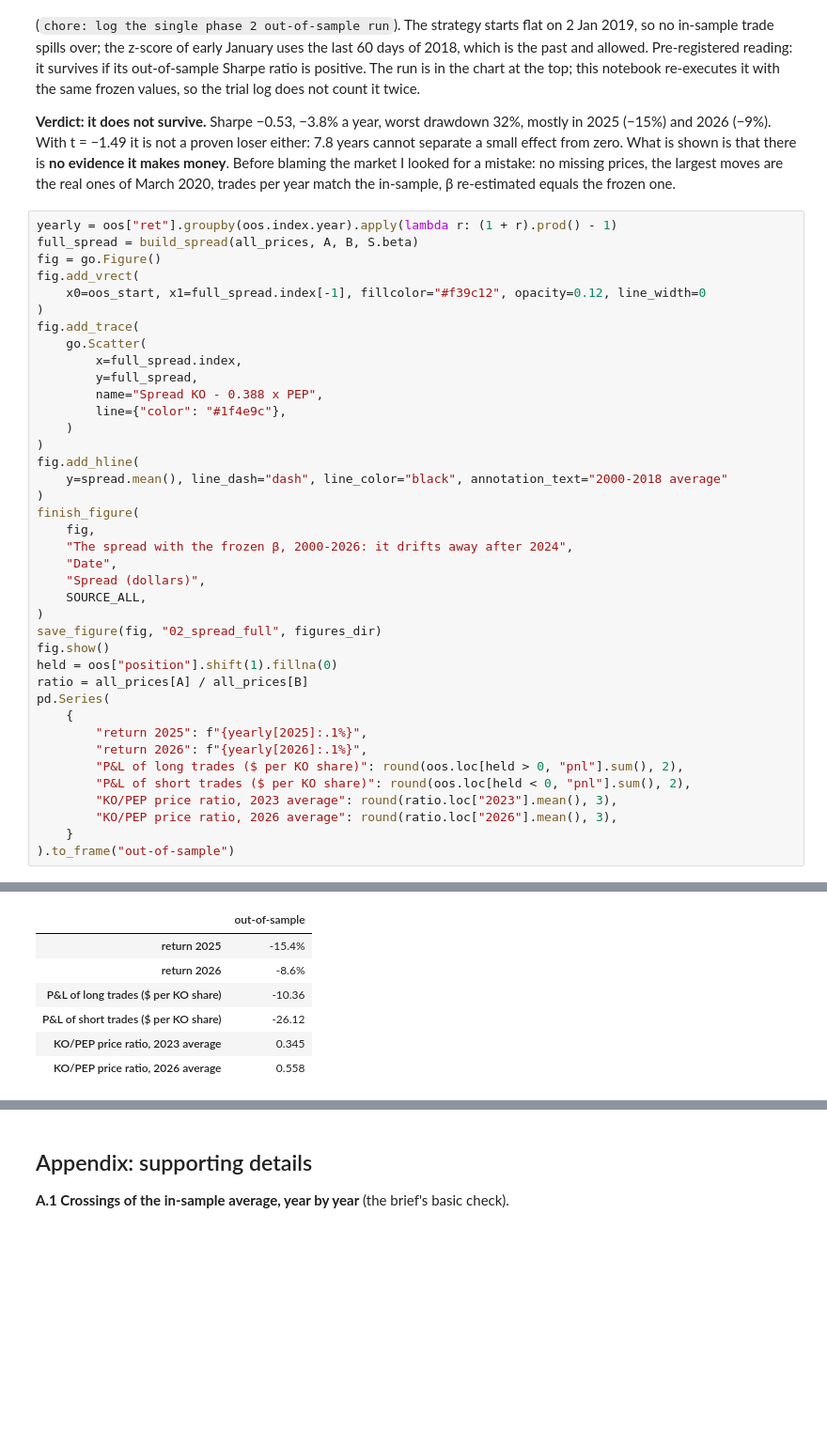
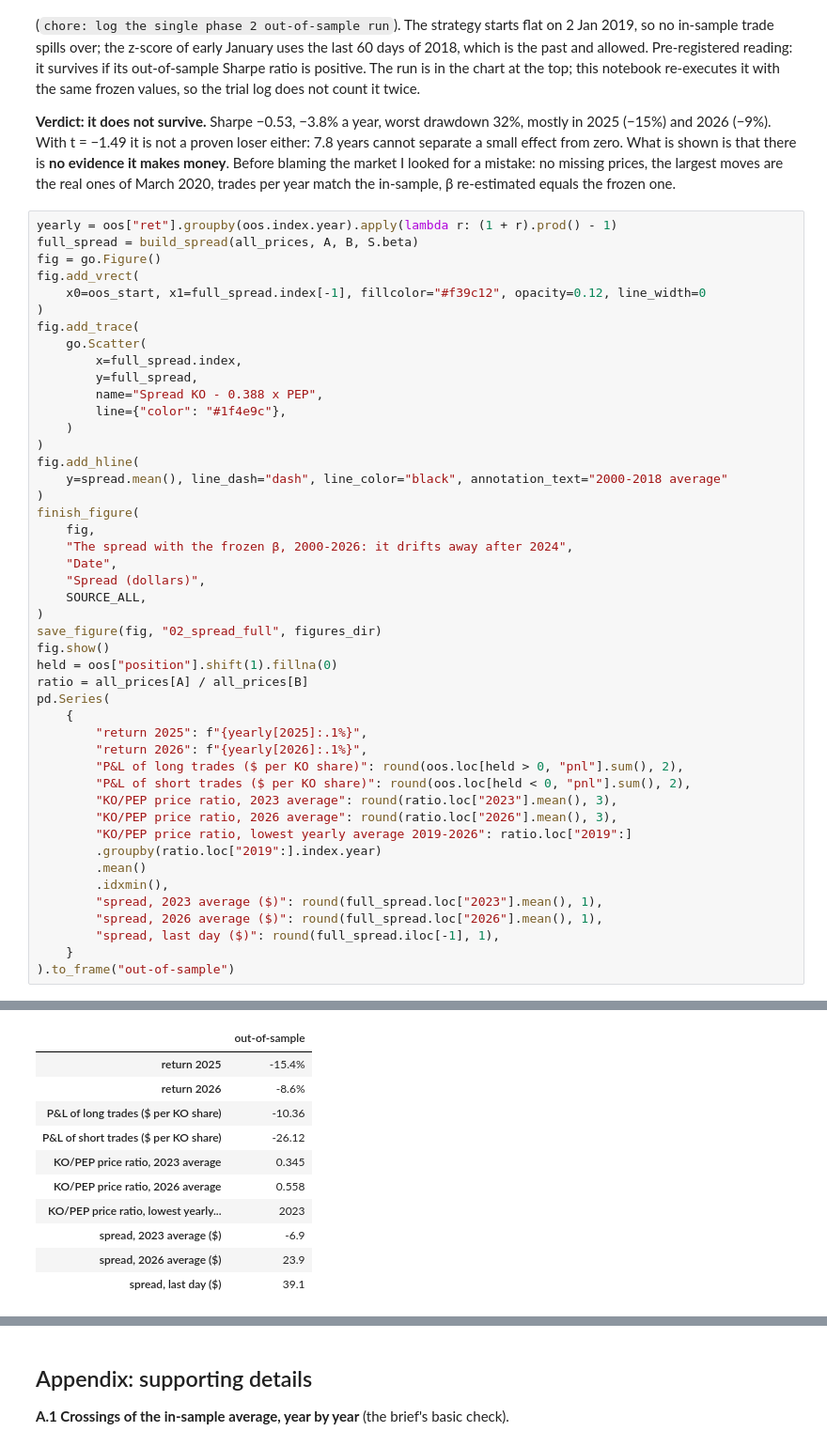
Before and after one commit to gianleonardosalvemini-tech/bsq-pairs-trading, a Jupyter notebook: notebooks/02_signal.ipynb, the cells around one changed output, grey strips where cells are left out. Shown at 94% size. Drawn from its saved outputs; the diff is of its cells as text; blank space fills up the shorter version.

```diff
--- a/notebooks/02_signal.ipynb
+++ b/notebooks/02_signal.ipynb
@@ -477,32 +469,43 @@ fig.add_hline(
 finish_figure(
     fig,
     "The spread with the frozen β, 2000-2026: it drifts away after 2024",
     "Date",
     "Spread (dollars)",
     SOURCE_ALL,
 )
 save_figure(fig, "02_spread_full", figures_dir)
 fig.show()
 held = oos["position"].shift(1).fillna(0)
 ratio = all_prices[A] / all_prices[B]
 pd.Series(
     {
         "return 2025": f"{yearly[2025]:.1%}",
         "return 2026": f"{yearly[2026]:.1%}",
         "P&L of long trades ($ per KO share)": round(oos.loc[held > 0, "pnl"].sum(), 2),
         "P&L of short trades ($ per KO share)": round(oos.loc[held < 0, "pnl"].sum(), 2),
         "KO/PEP price ratio, 2023 average": round(ratio.loc["2023"].mean(), 3),
         "KO/PEP price ratio, 2026 average": round(ratio.loc["2026"].mean(), 3),
+        "KO/PEP price ratio, lowest yearly average 2019-2026": ratio.loc["2019":]
+        .groupby(ratio.loc["2019":].index.year)
+        .mean()
+        .idxmin(),
+        "spread, 2023 average ($)": round(full_spread.loc["2023"].mean(), 1),
+        "spread, 2026 average ($)": round(full_spread.loc["2026"].mean(), 1),
+        "spread, last day ($)": round(full_spread.iloc[-1], 1),
     }
 ).to_frame("out-of-sample")
 # %% [output]
 [figure]
 |  | out-of-sample |
 | return 2025 | -15.4% |
 | return 2026 | -8.6% |
 | P&L of long trades ($ per KO share) | -10.36 |
 | P&L of short trades ($ per KO share) | -26.12 |
 | KO/PEP price ratio, 2023 average | 0.345 |
 | KO/PEP price ratio, 2026 average | 0.558 |
+| KO/PEP price ratio, lowest yearly... | 2023 |
+| spread, 2023 average ($) | -6.9 |
+| spread, 2026 average ($) | 23.9 |
+| spread, last day ($) | 39.1 |
 # %% [markdown]
 **Why it fails.** From 2024 Coca-Cola grows much faster than PepsiCo: the price ratio goes from 0.35
```
Also changed, not shown: parts of 9 cells of this notebook, 3 other files.
